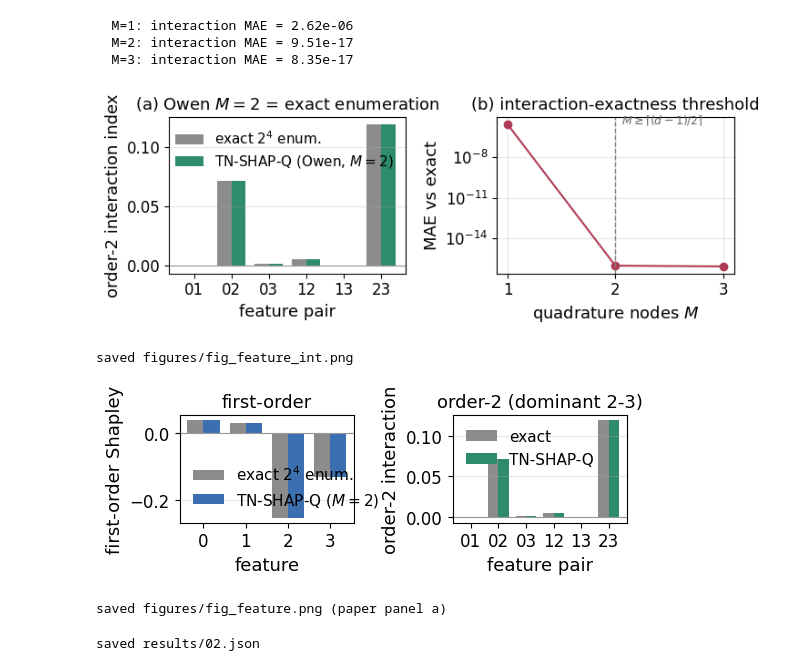
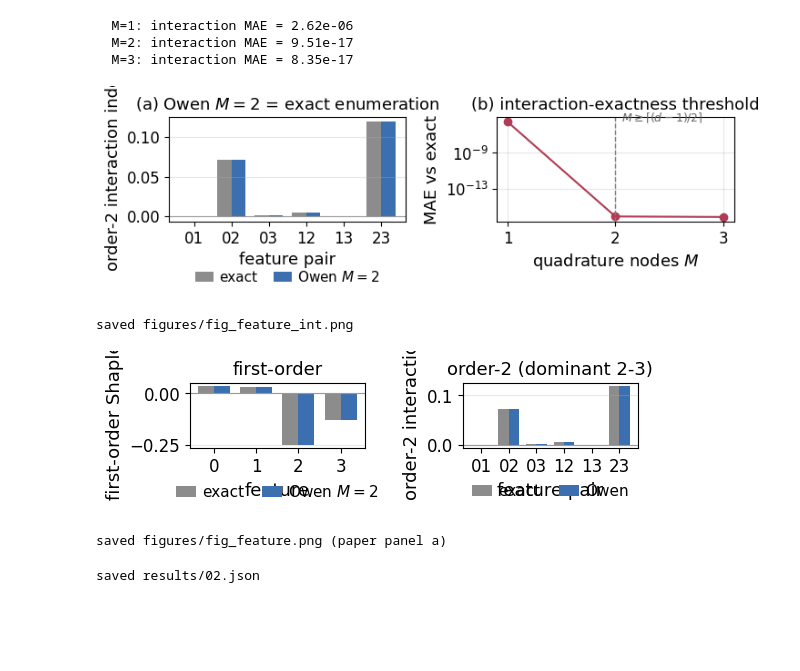
Before and after one commit to farzana0/TN-SHAP-Q-demo, a Jupyter notebook: notebooks/02_feature_interactions.ipynb, the cells around one changed output. Drawn from its saved outputs; the diff is of its cells as text; code cells hidden in the pictures; blank space fills up the shorter version.

```diff
--- a/notebooks/02_feature_interactions.ipynb
+++ b/notebooks/02_feature_interactions.ipynb
@@ -91,51 +91,51 @@ for M, e in zip(Ms, mae_by_M):
 # %%
 # Figure fig_feature_int.png : (a) 6 pairwise indices exact vs Owen; (b) threshold
 lab = [f"{i}{j}" for (i, j) in pairs]
 ie = np.array([Ih[p] for p in pairs]); io = np.array([I_M2[hero][p] for p in pairs])
 fig, (b1, b2) = plt.subplots(1, 2, figsize=(7.4, 2.9))
 xb = np.arange(len(pairs)); wid = 0.38
-b1.bar(xb - wid/2, ie, wid, color='0.55', label=r'exact $2^4$ enum.')
-b1.bar(xb + wid/2, io, wid, color='#2e8b6b', label=r'TN-SHAP-Q (Owen, $M{=}2$)')
+b1.bar(xb - wid/2, ie, wid, color='0.55', label='exact')
+b1.bar(xb + wid/2, io, wid, color='#3b6fb0', label=r'Owen $M{=}2$')
 b1.axhline(0, color='0.6', lw=0.8); b1.set_xticks(xb); b1.set_xticklabels(lab)
 b1.set_xlabel('feature pair'); b1.set_ylabel('order-2 interaction index')
 b1.set_title('(a) Owen $M{=}2$ = exact enumeration')
-b1.legend(frameon=False); b1.grid(alpha=0.3, axis='y')
+b1.legend(frameon=False, loc='upper center', bbox_to_anchor=(0.5, -0.34), ncol=2, columnspacing=1.2, handlelength=1.3, handletextpad=0.4); b1.grid(alpha=0.3, axis='y')
 
 b2.semilogy(Ms, np.clip(mae_by_M, 1e-18, None), 'o-', color='#b03b54')
 b2.axvline(M_INT, color='0.5', ls='--', lw=1)
 b2.text(M_INT + 0.06, mae_by_M[0], r'$M\geq\lceil(d-1)/2\rceil$', color='0.4', fontsize=9)
 b2.set_xticks(Ms); b2.set_xlabel('quadrature nodes $M$')
 b2.set_ylabel('MAE vs exact'); b2.set_title('(b) interaction-exactness threshold')
 b2.grid(alpha=0.3, which='both')
 fig.tight_layout()
 savefig(fig, 'fig_feature_int.png')
 plt.show()
 print("saved figures/fig_feature_int.png")
 # %% [output]
-[figure, old version]
+[figure, new version]
 saved figures/fig_feature_int.png
 # %%
 # Composite fig_feature.png = paper panel (a): first-order | order-2, exact vs Owen (hero)
 fig, (c1, c2) = plt.subplots(1, 2, figsize=(5.6, 2.2))
 xf = np.arange(D); wf = 0.38
-c1.bar(xf - wf/2, phi_exact[hero], wf, color='0.55', label=r'exact $2^4$ enum.')
-c1.bar(xf + wf/2, phi_M2[hero], wf, color='#3b6fb0', label=r'TN-SHAP-Q ($M{=}2$)')
+c1.bar(xf - wf/2, phi_exact[hero], wf, color='0.55', label='exact')
+c1.bar(xf + wf/2, phi_M2[hero], wf, color='#3b6fb0', label=r'Owen $M{=}2$')
 c1.axhline(0, color='0.6', lw=0.8); c1.set_xticks(xf)
 c1.set_xlabel('feature'); c1.set_ylabel('first-order Shapley')
-c1.set_title('first-order'); c1.legend(frameon=False); c1.grid(alpha=0.3, axis='y')
+c1.set_title('first-order'); c1.legend(frameon=False, loc='upper center', bbox_to_anchor=(0.5, -0.34), ncol=2, columnspacing=1.2, handlelength=1.3, handletextpad=0.4); c1.grid(alpha=0.3, axis='y')
 
 c2.bar(xb - wid/2, ie, wid, color='0.55', label=r'exact')
-c2.bar(xb + wid/2, io, wid, color='#2e8b6b', label=r'TN-SHAP-Q')
+c2.bar(xb + wid/2, io, wid, color='#3b6fb0', label=r'Owen')
 c2.axhline(0, color='0.6', lw=0.8); c2.set_xticks(xb); c2.set_xticklabels(lab)
 c2.set_xlabel('feature pair'); c2.set_ylabel('order-2 interaction')
 c2.set_title(f'order-2 (dominant {dom[0]}-{dom[1]})')
-c2.legend(frameon=False); c2.grid(alpha=0.3, axis='y')
+c2.legend(frameon=False, loc='upper center', bbox_to_anchor=(0.5, -0.34), ncol=2, columnspacing=1.2, handlelength=1.3, handletextpad=0.4); c2.grid(alpha=0.3, axis='y')
 fig.tight_layout()
 savefig(fig, 'fig_feature.png')
 plt.show()
 print("saved figures/fig_feature.png (paper panel a)")
 # %% [output]
-[figure, old version]
+[figure, new version]
 saved figures/fig_feature.png (paper panel a)
 # %%
 # Headline JSON
```
Also changed, not shown: 16 other files.
